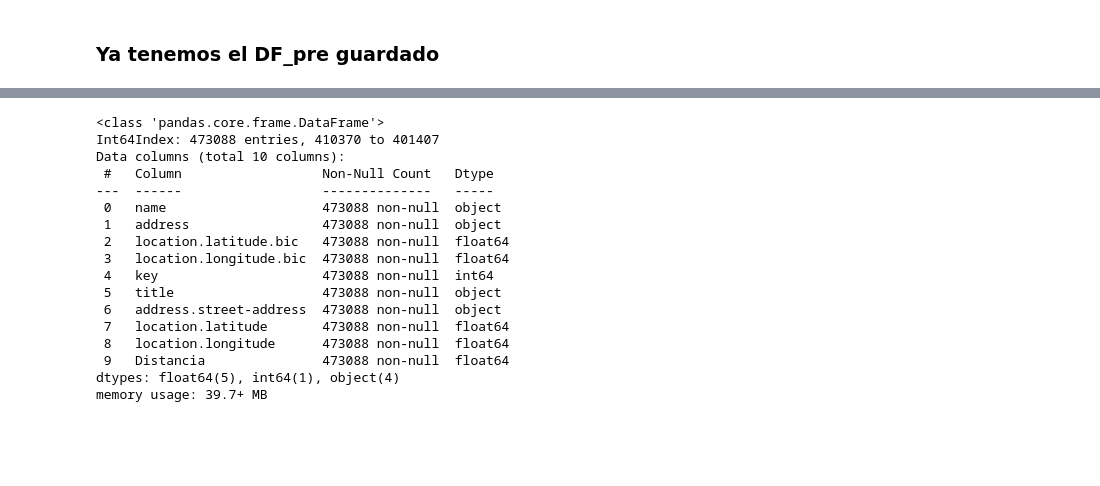
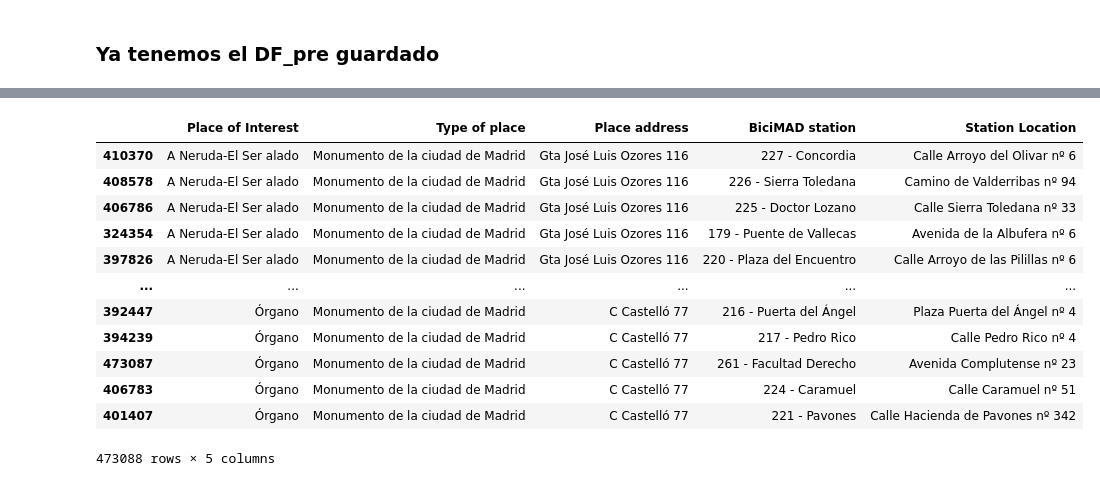
Before and after one commit to javiergispert/proyecto_m1, a Jupyter notebook: notebooks/Main.ipynb, the cells around one changed output, grey strips where cells are left out. Drawn from its saved outputs; the diff is of its cells as text; code cells hidden in the pictures; blank space fills up the shorter version.

```diff
--- a/notebooks/Main.ipynb
+++ b/notebooks/Main.ipynb
@@ -330,8 +202,8 @@ Wall time: 2h 47min 39s
 # %% [markdown]
 ### Ya tenemos el DF_pre guardado
 # %%
-tst_url2 = '../datasets/df.csv'
+url_df_pre = '../datasets/df.csv'
 # %%
-df_def = pd.read_csv(tst_url2, sep=',')
+df_def = pd.read_csv(url_df_pre, sep=',')
 # %%
 df_def.head()
@@ -347,21 +210,25 @@ df_def.head()
 # %%
-zz5 = df_pre.sort_values(by = ['title', 'Distancia'])
-zz5.info()
+zz5 = df_def.sort_values(by = ['title', 'Distancia']).rename(columns={'title':'Place of Interest',
+                                                                      'address.street-address':'Place address',
+                                                                     'name':'BiciMAD station',
+                                                                      'address':'Station Location'})
+
+
+zz5['Type of place'] = np.nan
+zz5['Type of place'] = zz5['Type of place'].fillna('Monumento de la ciudad de Madrid')
+df_final = zz5[['Place of Interest', 'Type of place', 'Place address', 'BiciMAD station', 'Station Location']] #.info()
+df_final
 # %% [output]
+|  | Place of Interest | Type of place | Place address | BiciMAD station | Station Location |
+| 410370 | A Neruda-El Ser alado | Monumento de la ciudad de Madrid | Gta José Luis Ozores 116 | 227 - Concordia | Calle Arroyo del Olivar nº 6 |
+| 408578 | A Neruda-El Ser alado | Monumento de la ciudad de Madrid | Gta José Luis Ozores 116 | 226 - Sierra Toledana | Camino de Valderribas nº 94 |
+| 406786 | A Neruda-El Ser alado | Monumento de la ciudad de Madrid | Gta José Luis Ozores 116 | 225 - Doctor Lozano | Calle Sierra Toledana nº 33 |
+| 324354 | A Neruda-El Ser alado | Monumento de la ciudad de Madrid | Gta José Luis Ozores 116 | 179 - Puente de Vallecas | Avenida de la Albufera nº 6 |
+| 397826 | A Neruda-El Ser alado | Monumento de la ciudad de Madrid | Gta José Luis Ozores 116 | 220 - Plaza del Encuentro | Calle Arroyo de las Pilillas nº 6 |
+| ... | ... | ... | ... | ... | ... |
+| 392447 | Órgano | Monumento de la ciudad de Madrid | C Castelló 77 | 216 - Puerta del Ángel | Plaza Puerta del Ángel nº 4 |
+| 394239 | Órgano | Monumento de la ciudad de Madrid | C Castelló 77 | 217 - Pedro Rico | Calle Pedro Rico nº 4 |
+| 473087 | Órgano | Monumento de la ciudad de Madrid | C Castelló 77 | 261 - Facultad Derecho | Avenida Complutense nº 23 |
+| 406783 | Órgano | Monumento de la ciudad de Madrid | C Castelló 77 | 224 - Caramuel | Calle Caramuel nº 51 |
+| 401407 | Órgano | Monumento de la ciudad de Madrid | C Castelló 77 | 221 - Pavones | Calle Hacienda de Pavones nº 342 |
-<class 'pandas.core.frame.DataFrame'>
-Int64Index: 473088 entries, 410370 to 401407
-Data columns (total 10 columns):
- #   Column                  Non-Null Count   Dtype
----  ------                  --------------   -----
- 0   name                    473088 non-null  object
- 1   address                 473088 non-null  object
- 2   location.latitude.bic   473088 non-null  float64
- 3   location.longitude.bic  473088 non-null  float64
- 4   key                     473088 non-null  int64
- 5   title                   473088 non-null  object
- 6   address.street-address  473088 non-null  object
- 7   location.latitude       473088 non-null  float64
- 8   location.longitude      473088 non-null  float64
- 9   Distancia               473088 non-null  float64
-dtypes: float64(5), int64(1), object(4)
-memory usage: 39.7+ MB
+473088 rows × 5 columns
```
Also changed, not shown: parts of 73 cells of this notebook, 3 other files.
